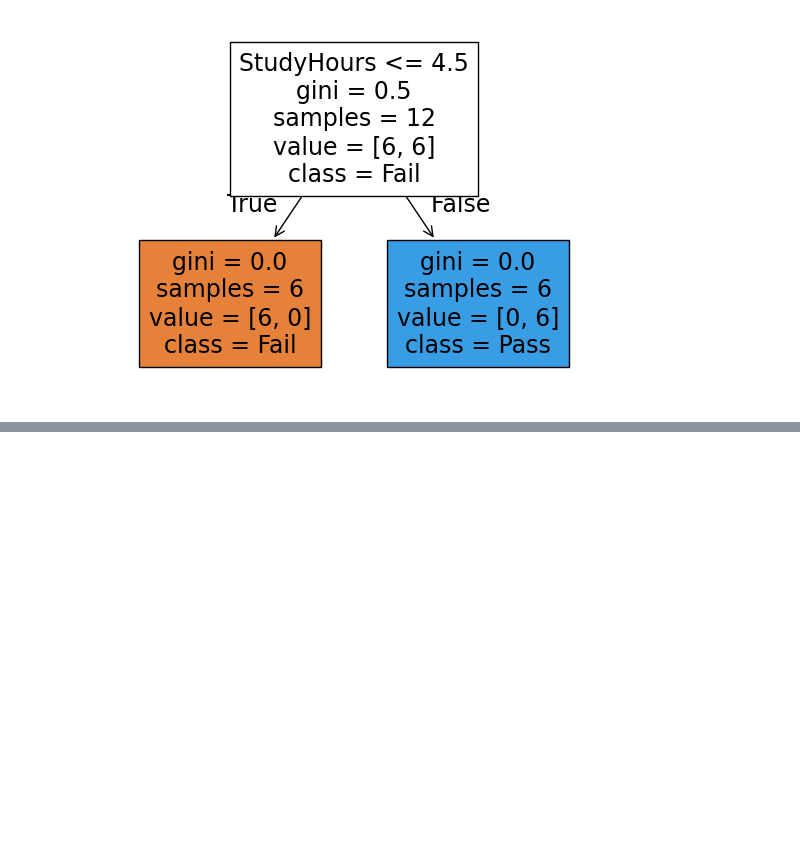
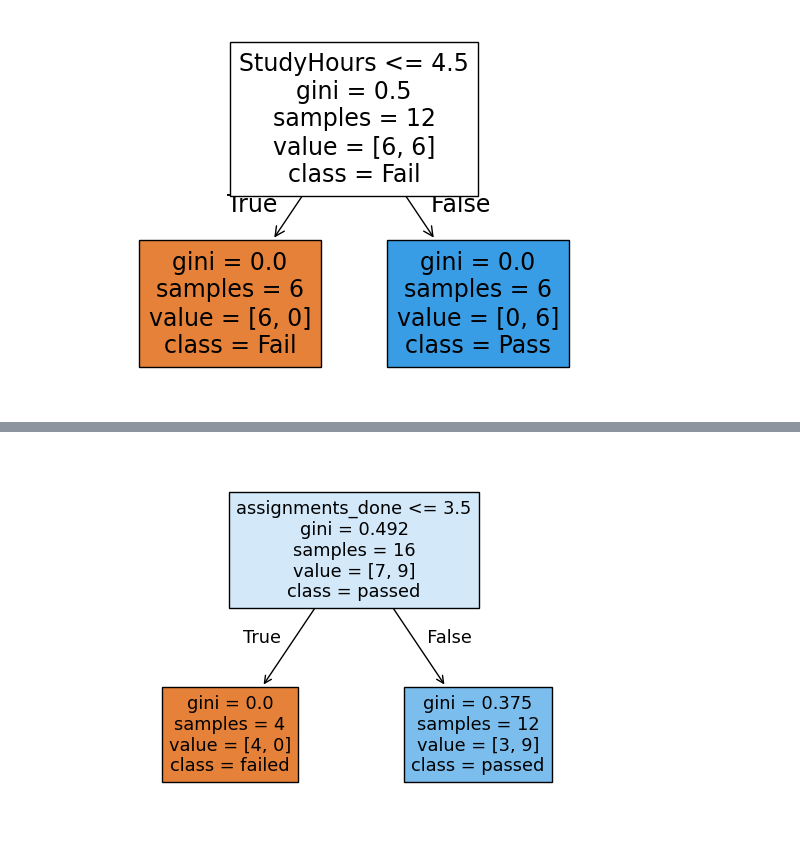
Before and after one commit to sarwathasan72-svg/Masai_IIT_AIML, a Jupyter notebook: Module4.ipynb, the cells around one changed output, grey strips where cells are left out. Saved outputs shown, nothing was run; the diff lists cells and outputs as text; code cells hidden in the pictures; blank space fills up the shorter version.

```diff
--- a/Module4.ipynb
+++ b/Module4.ipynb
@@ -735,0 +923,98 @@ print(result)
+# %%
+# A coaching center wants to understand whether a Decision Tree model built to predict whether a student will pass a certification exam is overfitting. You are given records for 22 past students capturing weekly study hours and the number of assignments completed, along with the pass/fail outcome. Train Decision Tree classifiers at several different max_depth values, compare each one's training accuracy against its test accuracy, and identify which depth overfits and which one generalizes best.
+
+# Split the data into training and test sets using test_size=0.25, random_state=42, and stratify on passed so the pass/fail ratio is preserved.
+# For each max_depth value in [1, 2, 3, None], create and train a fresh DecisionTreeClassifier(criterion='gini', max_depth=<value>, random_state=42) on the training data.
+# For each of the four models, compute and print both the training accuracy and the test accuracy, clearly labeled by depth.
+# Based on your own printed results, add a one-line code comment stating (a) which tested depth shows the clearest sign of overfitting (the largest gap between training accuracy and test accuracy) and (b) which tested depth generalizes best (the highest test accuracy among the four).
+
+import pandas as pd
+
+from sklearn.model_selection import train_test_split
+from sklearn.tree import DecisionTreeClassifier, plot_tree
+from sklearn.metrics import accuracy_score
+import matplotlib.pyplot as plt
+
+
+
+# -------------------------------------------------
+# 1. Create the DataFrame
+# -------------------------------------------------
+
+data = pd.DataFrame({
+
+    "study_hours":
+        [3, 8, 9, 7, 4, 6, 9, 9, 4, 8, 6, 7, 4, 2, 5, 5, 3, 7, 2, 2, 8, 6],
+
+    "assignments_done":
+        [5, 5, 9, 4, 4, 8, 10, 6, 1, 8, 6, 7, 6, 1, 2, 7, 1, 9, 4, 2, 10, 3],
+
+    "passed":
+        [0, 0, 0, 1, 0, 1, 1, 1, 0, 1, 1, 1, 1, 0, 0, 1, 0, 1, 1, 0, 1, 0]
+
+})
+
+
+# -------------------------------------------------
+# 2. Separate features (X) and target (y)
+# -------------------------------------------------
+
+X = data[["study_hours", "assignments_done"]]
+y = data["passed"]
+
+
+# -------------------------------------------------
+# 3. Train-Test Split
+# -------------------------------------------------
+
+X_train, X_test, y_train, y_test = train_test_split(
+    X,
+    y,
+    test_size=0.25,
+    random_state=42,
+    stratify=y
+)
+
+
+# -------------------------------------------------
+# 4. Train Decision Trees with different depths
+# -------------------------------------------------
+
+depths = [1, 2, 3, None]
+
+for depth in depths:
+
+    model = DecisionTreeClassifier(
+        criterion="gini",
+        max_depth=depth,
+        random_state=42
+    )
+
+    model.fit(X_train, y_train)
+
+    # Predictions
+    train_pred = model.predict(X_train)
+    test_pred = model.predict(X_test)
+
+    # Accuracy
+    train_accuracy = accuracy_score(y_train, train_pred)
+    test_accuracy = accuracy_score(y_test, test_pred)
+
+    print(
+        f"max_depth={depth}: "
+        f"Training Accuracy = {train_accuracy:.3f}, "
+        f"Test Accuracy = {test_accuracy:.3f}"
+    )
+
+    plt_tree = plot_tree(
+        model,
+        feature_names = X_train.columns,
+        class_names= ["failed", "passed"],
+        filled = True
+
+    )
+    plt.show()
+
+
+# max_depth=None shows the clearest overfitting; max_depth=2 generalizes best.
+# %% [output]
@@ -735,0 +1022 @@ print(result)
+[figure, added]
```
Also changed, not shown: parts of 10 cells of this notebook.
